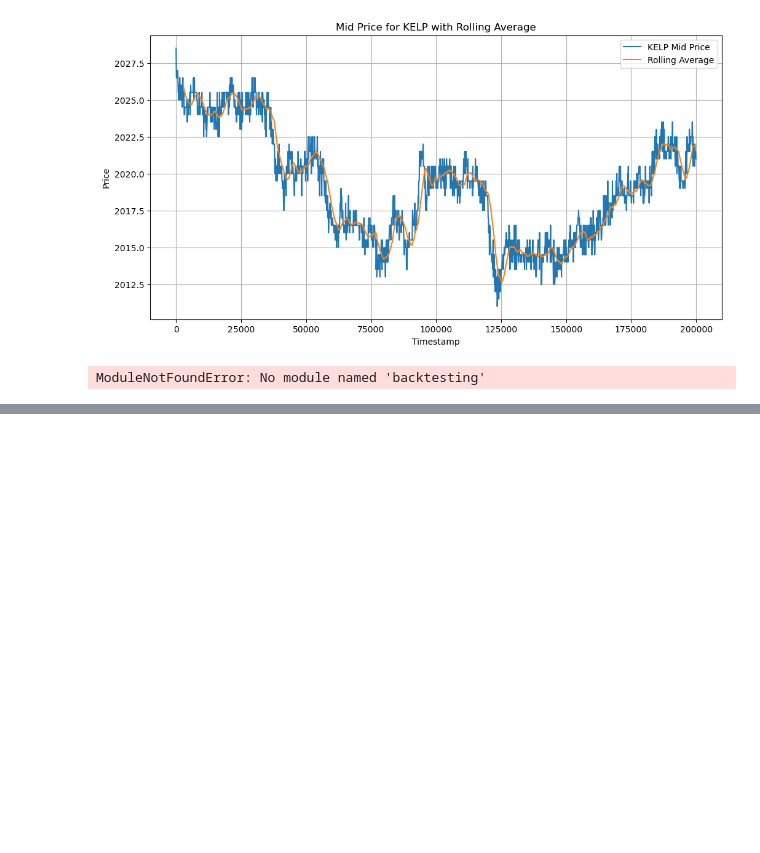
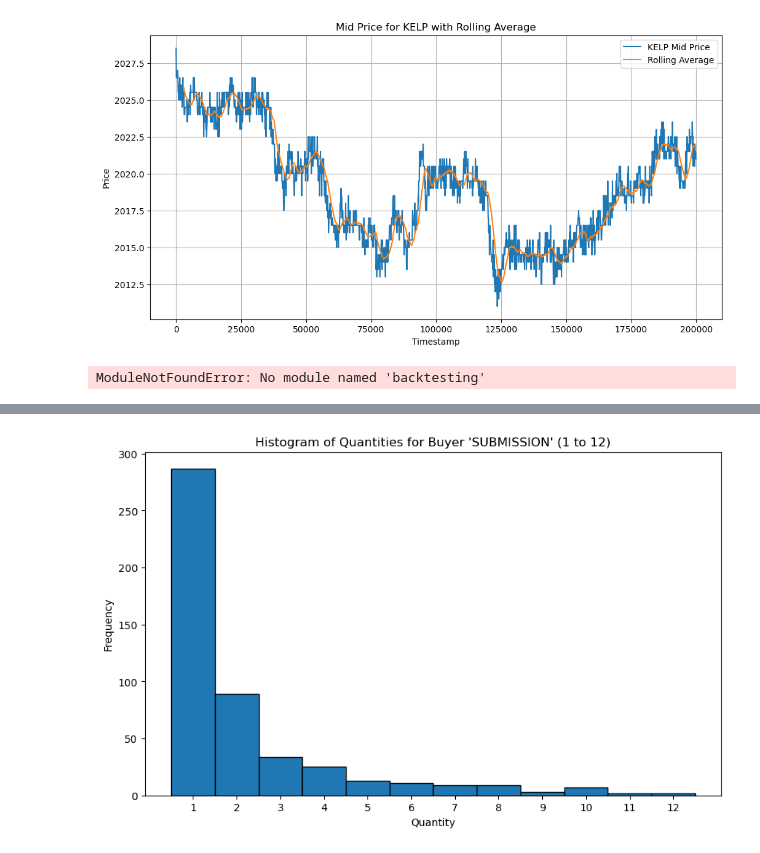
Before and after one commit to UlrichVestuche/IMC-Prosperity-3, a Jupyter notebook: Tutorial/data.ipynb, the cells around one changed output, grey strips where cells are left out. Saved outputs shown, nothing was run; the diff lists cells and outputs as text; code cells hidden in the pictures; blank space fills up the shorter version.

```diff
--- a/Tutorial/data.ipynb
+++ b/Tutorial/data.ipynb
@@ -248,0 +237,16 @@ plt.show()
+# %%
+# Filter quantities to include only numbers between 1 and 12
+filtered_quantities = [q for q in quantities if 1 <= q <= 12]
+
+# Create bin edges so that each integer from 1 to 12 has its own bin
+bins = np.arange(0.5, 13.5, 1)
+
+plt.figure(figsize=(10, 6))
+plt.hist(filtered_quantities, bins=bins, edgecolor='black')
+plt.xticks(range(1, 13))
+plt.xlabel("Quantity")
+plt.ylabel("Frequency")
+plt.title("Histogram of Quantities for Buyer 'SUBMISSION' (1 to 12)")
+plt.show()
+# %% [output]
+[figure, added]
```
Also changed, not shown: parts of 4 cells of this notebook, 1 other file.
